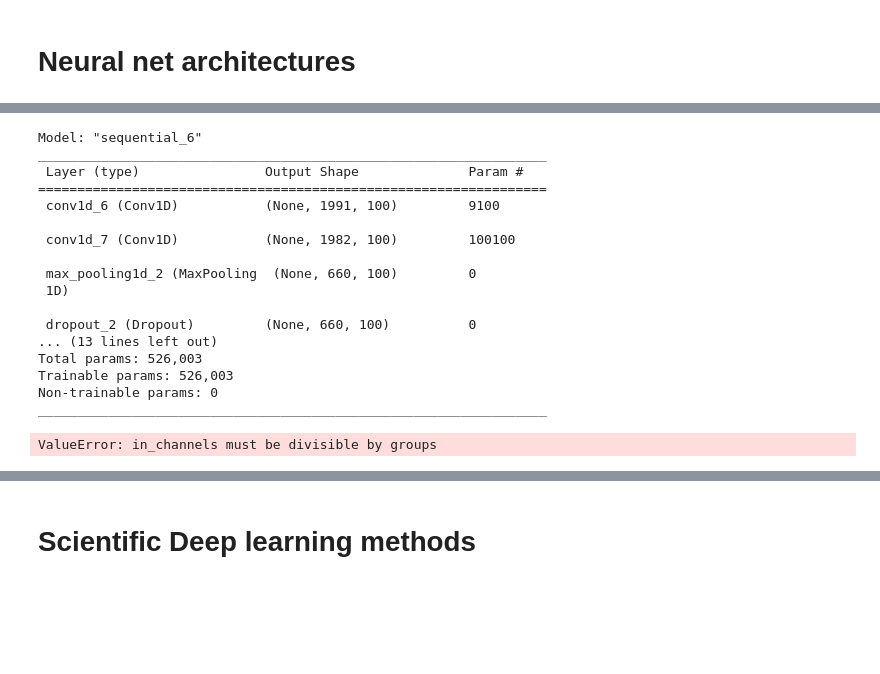
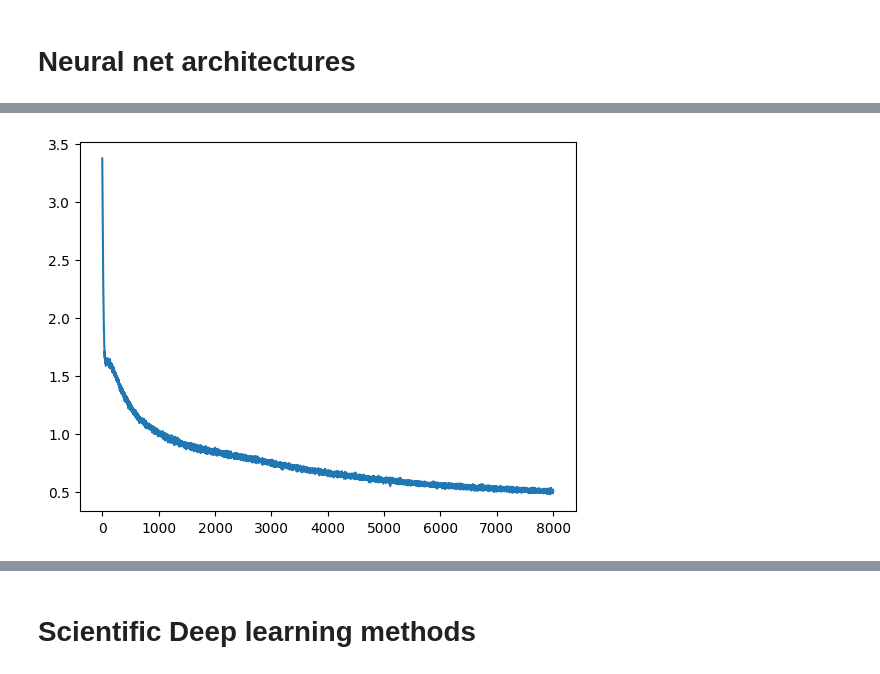
Before and after one commit to git-dhruv/DeepIO, a Jupyter notebook: src/NN_Analysis.ipynb, the cells around one changed output, grey strips where cells are left out. Saved outputs shown, nothing was run; the diff lists cells and outputs as text; code cells hidden in the pictures; blank space fills up the shorter version.

```diff
--- a/src/NN_Analysis.ipynb
+++ b/src/NN_Analysis.ipynb
@@ -23,7 +23,7 @@ data['g_y'] = 0.0
 data['g_z'] = -9.81
 # %%
 sensor_readings = data[['linear_acceleration.x', 'linear_acceleration.y', 'linear_acceleration.z',
-                        'angular_velocity.x', 'angular_velocity.y', 'angular_velocity.z', 'g_x', 'g_y', 'g_z']].to_numpy()
+                        'angular_velocity.x', 'angular_velocity.y', 'angular_velocity.z', 'g_x', 'g_y', 'g_z','theta', 'pose.position.z', 'psi']].to_numpy()
 sensor_readings = torch.tensor(sensor_readings,dtype=torch.float32)#, device=device)
 sensor_readings = sensor_readings[:100000,:]
 sensor_readings.shape
@@ -32,6 +32,7 @@ torch.Size([100000, 9])
 # %%
-eulers = data[['phi', 'theta', 'psi']].to_numpy()
-eulers = torch.tensor(eulers,dtype=torch.float32)#, device=device)
-eulers = eulers[:100000,:]
+#eulers = data[['phi', 'theta', 'psi']].to_numpy()
+pos_estimate = data[['pose.position.x', 'phi', 'pose.position.y']].to_numpy()
+pos_estimate = torch.tensor(pos_estimate,dtype=torch.float32)#, device=device)
+pos_estimate = pos_estimate[:100000,:]
 # %% [markdown]
 # Neural net architectures
@@ -38,10 +41,10 @@ eulers = eulers[:100000,:]
 # %%
-class euler_model(nn.Module):
+class FNN(nn.Module):
     def __init__(self):
         super().__init__()
-        self.layer1 = nn.Linear(9, 30, dtype=torch.float64)
-        self.layer2 = nn.Linear(30, 30, dtype=torch.float64)
-        self.layer3 = nn.Linear(30, 3, dtype=torch.float64)
+        self.layer1 = nn.Linear(12, 30, dtype=torch.float32)
+        self.layer2 = nn.Linear(30, 30, dtype=torch.float32)
+        self.layer3 = nn.Linear(30, 3, dtype=torch.float32)
         self.tanh = nn.Tanh()
 
     def forward(self, sensor_reading):
@@ -228,20 +147,0 @@ ValueError: One of the dimensions in the output is <= 0 due to downsampling in c
-# %%
-model_m.summary()
-# %% [output]
-Model: "sequential_6"
-_________________________________________________________________
- Layer (type)                Output Shape              Param #
-=================================================================
- conv1d_6 (Conv1D)           (None, 1991, 100)         9100
-
- conv1d_7 (Conv1D)           (None, 1982, 100)         100100
-
- max_pooling1d_2 (MaxPooling  (None, 660, 100)         0
- 1D)
-
- dropout_2 (Dropout)         (None, 660, 100)          0
-... (13 lines left out)
-Total params: 526,003
-Trainable params: 526,003
-Non-trainable params: 0
-_________________________________________________________________
@@ -250,34 +148,7 @@ sensor_readings
-# %%
-from resnet import Net1D
-ConvModel = Net1D(9,3,0.8,[32,64,3],[32,32,32],3,1,1,3,False,True,False)
-
-lr = 0.01
-#ConvModel = ConvNet()#.to(device)
-dataset = torch.utils.data.TensorDataset(sensor_readings, eulers)
-train_set, test_set = torch.utils.data.random_split(
-    dataset, [int(0.8*len(dataset)), len(dataset)-int(0.8*len(dataset))])
-optimizer = torch.optim.Adam(ConvModel.parameters(), lr=lr)
-dataloader = torch.utils.data.DataLoader(
-    train_set, batch_size=4000, shuffle=True)
-loss_fn = nn.MSELoss()
-losses = []
-
-epoch_num = 1000
-# axa,y,az,gx,-9.81
-for epoch in range(epoch_num):
-    for batch in dataloader:
-        sensor_reading, euler = batch
-        prediction = ConvModel(sensor_readings)
-        loss = loss_fn(prediction, eulers)
-        optimizer.zero_grad()
-        loss.backward()
-        optimizer.step()
-        losses.append(loss.item())
-    if epoch % 100 == 0:
-        print(f"Epoch: {epoch}, Loss: {loss.item()}")
-
-fig = plt.figure()
-plt.plot(losses)
-plt.show()
-# %% [output]
-ValueError: in_channels must be divisible by groups
+# %%
+FNNNet = FNN()#.to(device)
+FNNModel, LossHistoryFNN = TrainModel(FNNNet, sensor_readings, pos_estimate, lr=0.001, epochs=500)
+
+plt.plot(LossHistoryFNN)
+plt.show()
+# %% [output]
@@ -283,0 +175 @@ ValueError: in_channels must be divisible by groups
+[figure, added]
```
Also changed, not shown: parts of 33 cells of this notebook, 5 other files.
